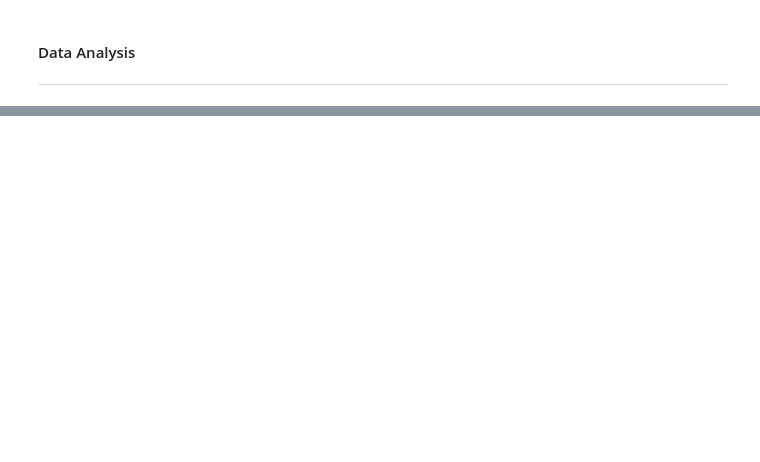
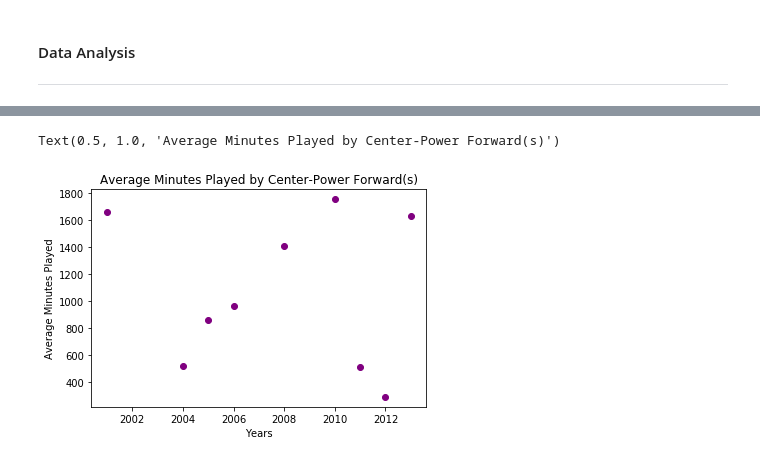
Before and after one commit to logan7734/Project1_repo, a Jupyter notebook: Project Code(Ovais).ipynb, the cells around one changed output, grey strips where cells are left out. Saved outputs shown, nothing was run; the diff lists cells and outputs as text; code cells hidden in the pictures; blank space fills up the shorter version.

```diff
--- a/Project Code(Ovais).ipynb
+++ b/Project Code(Ovais).ipynb
@@ -207,0 +164,14 @@ Index(['name', 'Age', 'Tm', 'G', 'GS', 'MP', 'PER', 'TS%', '3PAr', 'FTr',
+# %%
+#Center-Power Forward Minutes
+c_pfmin = avg_minutes_df.loc[avg_minutes_df["Pos"] == "C-PF"]
+
+plt.scatter(c_pfmin["Year"],c_pfmin["MP"],c="purple")
+
+#Set Axis Labels and Titles
+#Set Axis Labels and Titles
+plt.xlabel("Years")
+plt.ylabel("Average Minutes Played")
+plt.title("Average Minutes Played by Center-Power Forward(s)")
+# %% [output]
+Text(0.5, 1.0, 'Average Minutes Played by Center-Power Forward(s)')
+[figure, added]
```
Also changed, not shown: parts of 14 cells of this notebook, 1 other file.
